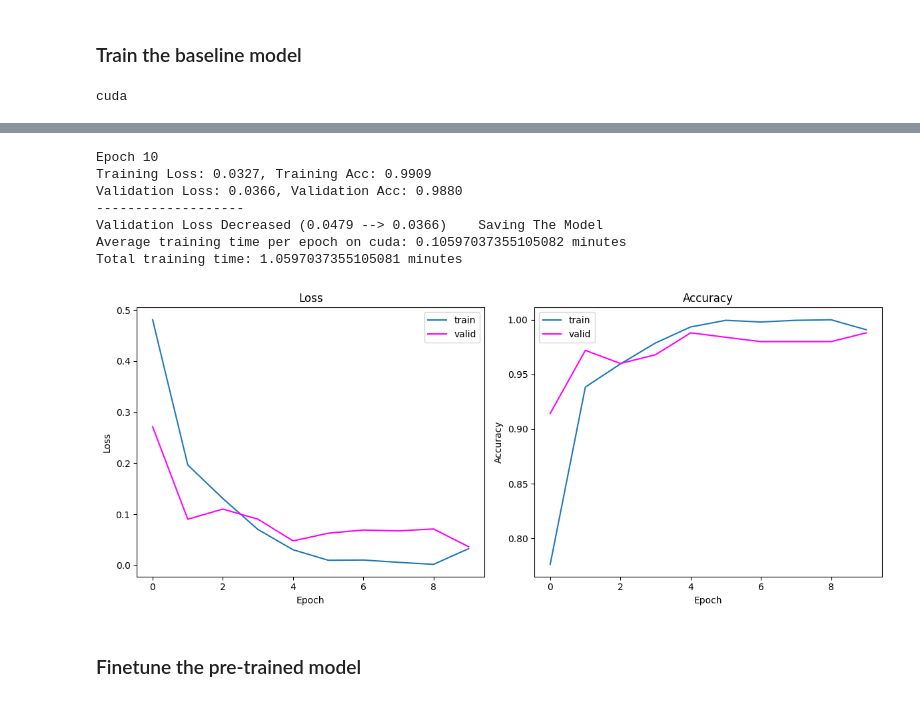
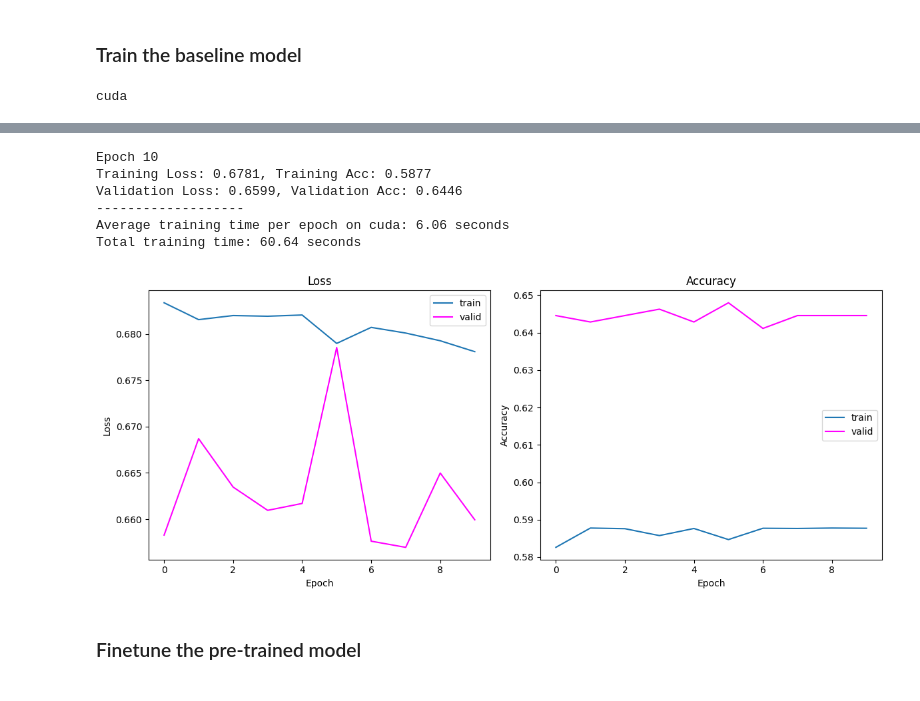
Before and after one commit to reascr/MSC-in-IT-and-Cognition, a Jupyter notebook: AppliedAI/Second_assignment_dataset_3.ipynb, the cells around one changed output, grey strips where cells are left out. Saved outputs shown, nothing was run; the diff lists cells and outputs as text; code cells hidden in the pictures.

```diff
--- a/AppliedAI/Second_assignment_dataset_3.ipynb
+++ b/AppliedAI/Second_assignment_dataset_3.ipynb
@@ -100,8 +100,7 @@ from PIL import Image
 # define a transform
 
 transform = transforms.Compose([
-    # transforms.Resize((224, 224)),
-    transforms.CenterCrop(224),
+    #transforms.CenterCrop(224),
     transforms.ToTensor(),
     #transforms.Normalize(mean=[0.485, 0.456, 0.406], std=[0.229, 0.224, 0.225]), # data preprocessing for ResNet18 after https://pytorch.org/hub/pytorch_vision_resnet/
 ])
@@ -347,3 +346,33 @@ Sequential(
   (10): Sigmoid()
   (11): Linear(in_features=84, out_features=1, bias=True)
 )
+# %%
+# baseline: LeNet, code modified after Computer_vision_exercise_solutions.ipynb and Géron 2022:463
+import torch.nn as nn
+
+baseline_model = nn.Sequential(
+    nn.Conv2d(3, 6, kernel_size=5, padding=2), nn.Sigmoid(), # colour image with 3 channels
+    nn.AvgPool2d(kernel_size=2, stride=2),
+    nn.Conv2d(6, 16, kernel_size=5), nn.Sigmoid(),
+    nn.AvgPool2d(kernel_size=2, stride=2),
+    nn.Flatten(),
+    nn.Linear(16 * 62 * 62, 120), nn.Sigmoid(), # CHECK HOW TO CALCULATE THAT HERE
+    nn.Linear(120, 84), nn.Sigmoid(),
+    nn.Linear(84, 1) # binary classification
+)
+
+print(baseline_model)
+# input (batch_size, 3, 256, 256)
+
+# "takes in a module and applies the specified weight initialization", Computer_vision_exercise_solutions.ipynb
+def weights_init_uniform_rule(m):
+    classname = m.__class__.__name__
+    # for every Linear layer in a model..
+    if classname.find('Linear') != -1:
+        # get the number of the inputs
+        n = m.in_features
+        y = 1.0/np.sqrt(n)
+        m.weight.data.uniform_(-y, y)
+        m.bias.data.fill_(0)
+
+baseline_model.apply(weights_init_uniform_rule)
@@ -511,7 +570,7 @@ def training_loop_simple(num_epochs, model, loaders, loss_f, optimizer):
 # %% [markdown]
 ### Train the baseline model
 # %%
-criterion = nn.BCEWithLogitsLoss() # code for training loop modified after https://docs.pytorch.org/tutorials/beginner/blitz/cifar10_tutorial.html and Computer_vision_exercise_solutions.ipynb
+criterion = nn.BCEWithLogitsLoss()
 optimizer = torch.optim.Adam(baseline_model.parameters(), lr=0.001) # WHY 0.001
 device = torch.device("cuda" if torch.cuda.is_available() else "cpu")
 print(device)
@@ -526,6 +585,8 @@ loss_train, loss_valid, acc_train, acc_val = training_loop_simple(
     loss_f=criterion,
    optimizer=optimizer
 )
+
+plot_training_curves(loss_train, loss_valid, acc_train, acc_val) # WE CAN SEE OVERFITTING ---> this we can mitigate. fluctuating a lot--> put lr down. ALSO: with Sigmoid way worse.
 # %% [output]
 cuda
 Epoch 1
@@ -569,12 +630,11 @@ Validation Loss: 0.0713, Validation Acc: 0.9800
 -------------------
 Epoch 10
-Training Loss: 0.0327, Training Acc: 0.9909
-Validation Loss: 0.0366, Validation Acc: 0.9880
+Training Loss: 0.6781, Training Acc: 0.5877
+Validation Loss: 0.6599, Validation Acc: 0.6446
 -------------------
-Validation Loss Decreased (0.0479 --> 0.0366)    Saving The Model
-Average training time per epoch on cuda: 0.10597037355105082 minutes
-Total training time: 1.0597037355105081 minutes
+Average training time per epoch on cuda: 6.06 seconds
+Total training time: 60.64 seconds
-[figure, old version]
+[figure, new version]
 # %% [markdown]
 ### Finetune the pre-trained model
 # %%
```
Also changed, not shown: parts of 11 cells of this notebook.
